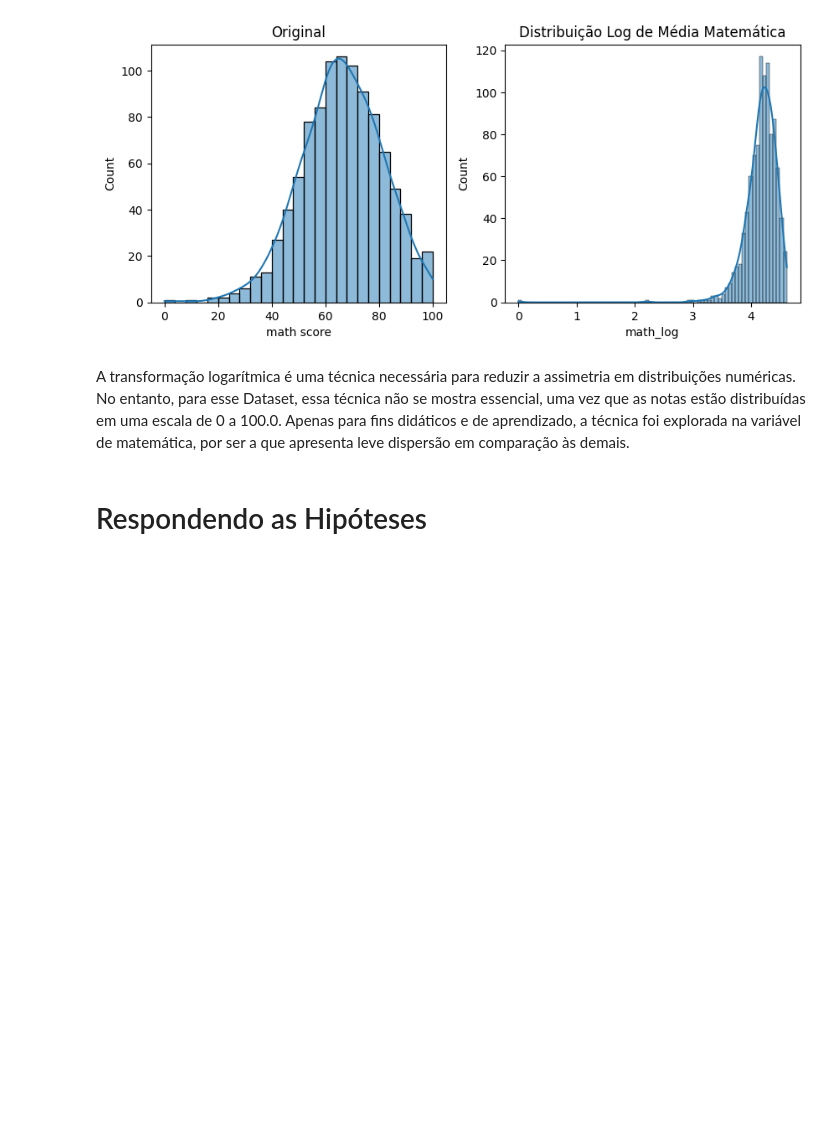
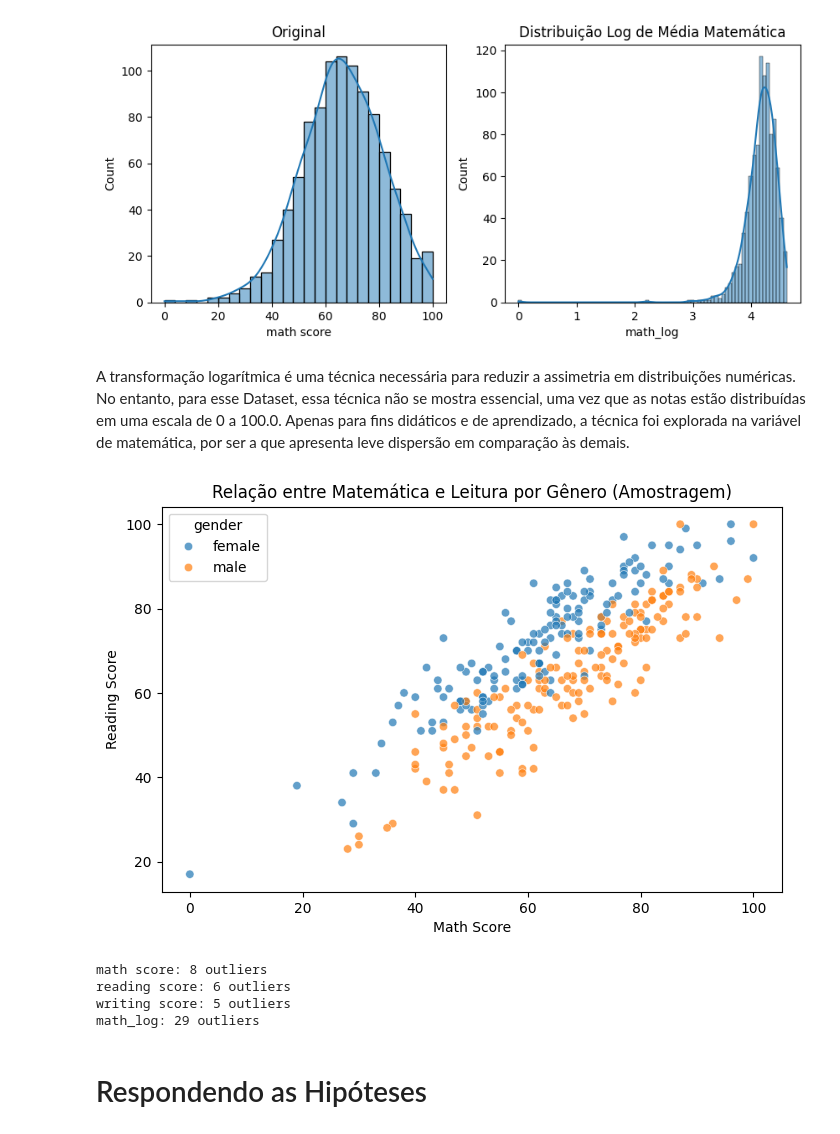
Before and after one commit to Vieiraligia/Data-Science-and-Analytics, a Jupyter notebook: MVP Analise de Dados e Boas Praticas/MVP_AnalisedeDadoseBoasPraticas.ipynb, the cells around one changed output. Cells and saved outputs as stored; diff of their text form; code cells hidden in the pictures; blank space fills up the shorter version.

```diff
--- a/MVP Analise de Dados e Boas Praticas/MVP_AnalisedeDadoseBoasPraticas.ipynb
+++ b/MVP Analise de Dados e Boas Praticas/MVP_AnalisedeDadoseBoasPraticas.ipynb
@@ -1046,6 +1117,52 @@ plt.show()
 # %% [markdown]
 A transformação logarítmica é uma técnica necessária para reduzir a assimetria em distribuições numéricas.
 No entanto, para esse Dataset, essa técnica não se mostra essencial, uma vez que as notas estão distribuídas em uma escala de 0 a 100.0. Apenas para fins didáticos e de aprendizado, a técnica foi explorada na variável de matemática, por ser a que apresenta leve dispersão em comparação às demais.
+# %%
+# amostragem para deixar o gráfico mais leve e legível
+df_sample = df.sample(300, random_state=42)
+
+plt.figure(figsize=(8,5))
+
+sns.scatterplot(
+    data=df_sample,
+    x="math score",
+    y="reading score",
+    hue="gender",
+    alpha=0.7
+)
+
+plt.title("Relação entre Matemática e Leitura por Gênero (Amostragem)")
+plt.xlabel("Math Score")
+plt.ylabel("Reading Score")
+
+plt.show()
+# %% [output]
+[figure, added]
+# %%
+numerical_cols = df.select_dtypes(include=['int64', 'float64']).columns
+
+outliers_dict = {}
+
+for col in numerical_cols:
+    Q1 = df[col].quantile(0.25)
+    Q3 = df[col].quantile(0.75)
+    IQR = Q3 - Q1
+
+    lower_bound = Q1 - 1.5 * IQR
+    upper_bound = Q3 + 1.5 * IQR
+
+    outliers = df[(df[col] < lower_bound) | (df[col] > upper_bound)]
+
+    outliers_dict[col] = outliers
+
+# Mostrar quantidade de outliers por coluna
+for col, out in outliers_dict.items():
+    print(f"{col}: {len(out)} outliers")
+# %% [output]
+math score: 8 outliers
+reading score: 6 outliers
+writing score: 5 outliers
+math_log: 29 outliers
 # %% [markdown]
 # Respondendo as Hipóteses
 # %% [markdown]
```
Also changed, not shown: parts of 6 cells of this notebook.
